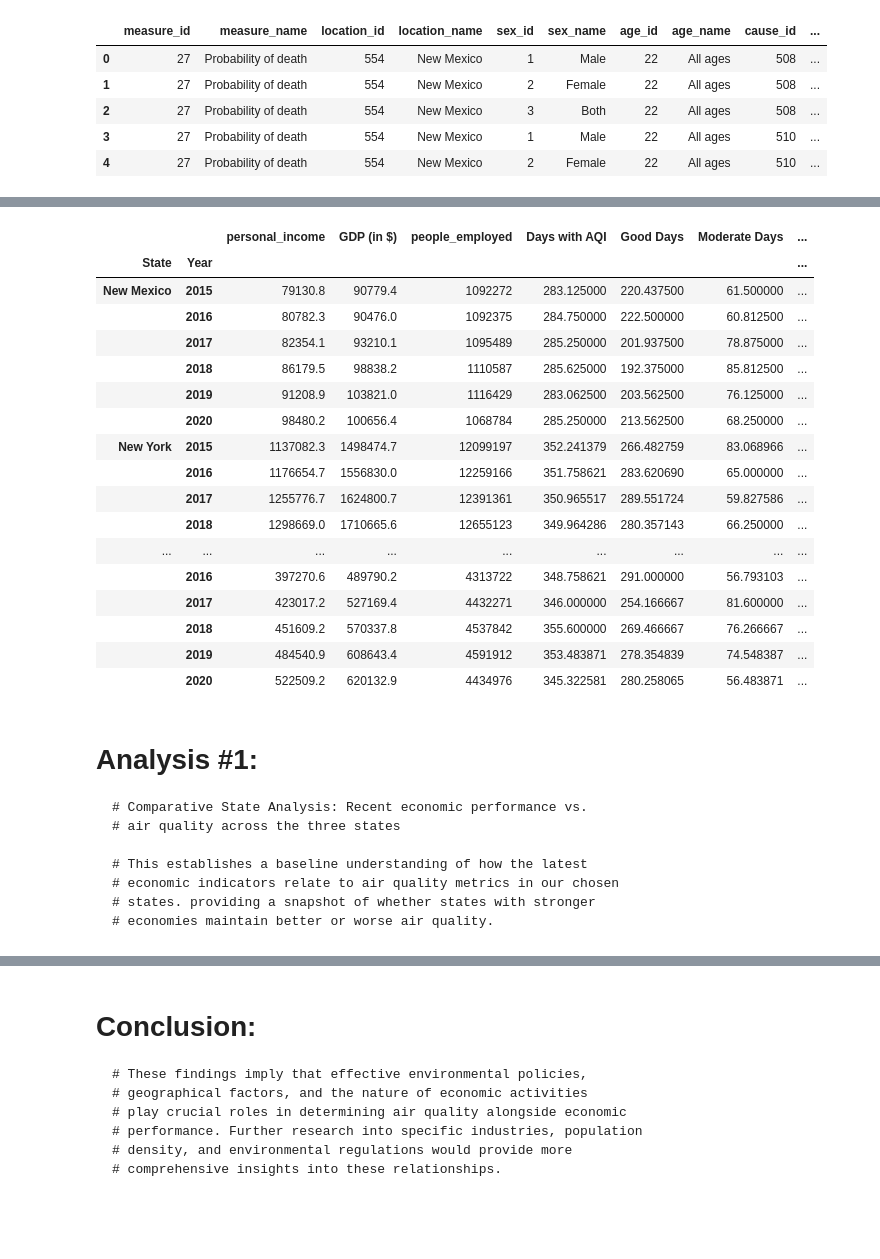
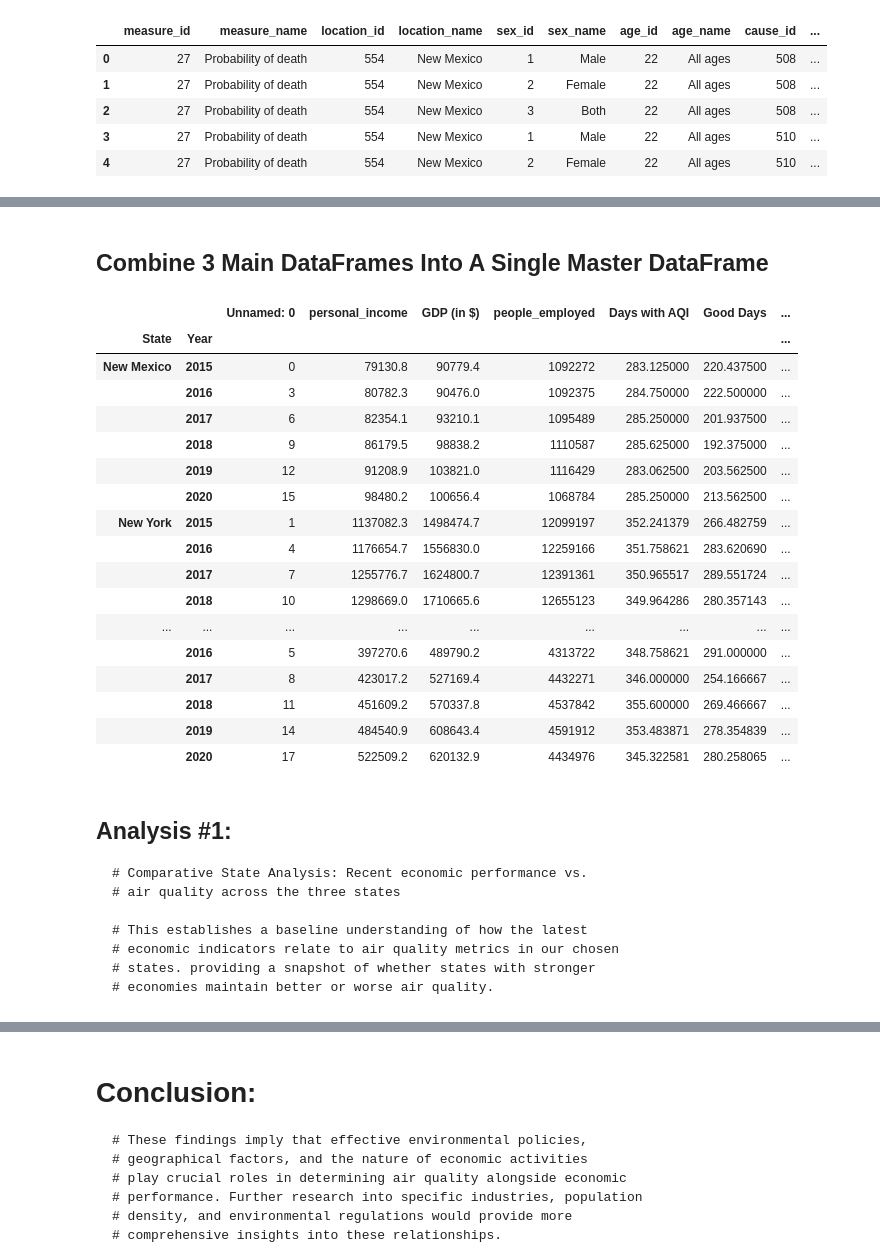
Before and after one commit to harrismhurley/python_project_1, a Jupyter notebook: main.ipynb, the cells around one changed output, grey strips where cells are left out. Drawn from its saved outputs; the diff is of its cells as text; code cells hidden in the pictures; blank space fills up the shorter version.

```diff
--- a/main.ipynb
+++ b/main.ipynb
@@ -49,5 +11,5 @@ import termcolor
 # %%
 # Read in resource data
-aqi_df = pd.read_csv('/content/county_annual_aqi.csv')
-bea_df = pd.read_csv('/content/BEA_annual.csv', index_col=['State', 'Year'])
-ihme_df = pd.read_csv('/content/IHME-GBD_2021_DATA-a408dab9-1.csv')
+aqi_df = pd.read_csv('.//Resources/AQI//county_annual_aqi.csv')
+bea_df = pd.read_csv('./Resources/BEA/scripts/BEA_annual.csv', index_col=['State', 'Year'])
+ihme_df = pd.read_csv('./Resources/Health/IHME-GBD_2021_DATA-a408dab9-1.csv')
@@ -172,22 +156,33 @@ None
 | 4 | 27 | Probability of death | 554 | New Mexico | 2 | Female | 22 | All ages | 510 | ... |
 # %%
 # Health data filtering
+# Create a list of columns to be dropped
 ihme_columns_to_drop = ['measure_id', 'location_id', 'sex_id', 'age_id', 'cause_id', 'metric_id', 'metric_name', 'upper', 'lower', 'age_name']
+# Drop the unneeded columns
 ihme_df = ihme_df.drop(columns=ihme_columns_to_drop)
+# Rename column headers
 ihme_df = ihme_df.rename(columns={
     'location_name': 'State',
     'measure_name': 'Measure',
     'sex_name': 'Sex',
     'cause_name': 'Cause',
-    'val': 'Chronic Respiratory Related POD (%)',
     'year': 'Year'})
-ihme_df['Chronic Respiratory Related POD (%)'] = ihme_df['Chronic Respiratory Related POD (%)'] * 100
+# Filter out the rows for 2015 through 2020
 ihme_df = ihme_df[(ihme_df['Year'] >= 2015) & (ihme_df['Year'] <= 2020)]
-ihme_df = ihme_df[(ihme_df['Sex'] == 'Both')]
+# Filter out the States New York, New Mexico, and Washington
 ihme_df = ihme_df[(ihme_df['State'] == 'New York') |
                 (ihme_df['State'] == 'New Mexico') |
                 (ihme_df['State'] == 'Washington')]
-ihme_df = ihme_df.groupby(['State', 'Year'])['Chronic Respiratory Related POD (%)'].mean().reset_index()
-ihme_df = ihme_df.set_index(['State', 'Year'])
-ihme_df
+# Add new column to show Possibility of Death (POD) percentage
+ihme_df['Chronic Respiratory Related POD (%)'] = ihme_df['val'] * 100
+display(ihme_df.head())
+
+# Create a trimmed down version of the health data to merge with BEA and AQI datasets.
+# Just look at the "Both" sex rows
+ihme_trimmed_df = ihme_df[(ihme_df['Sex'] == 'Both')]
+# Groupby State and Year, calucualte the mean in the Chronic Respiratory Related POD (%) column and reset index
+ihme_trimmed_df = ihme_trimmed_df.groupby(['State', 'Year'])['Chronic Respiratory Related POD (%)'].mean().reset_index()
+# Set the new index to State and Year
+ihme_trimmed_df = ihme_trimmed_df.set_index(['State', 'Year'])
+display(ihme_trimmed_df.head())
 # %% [output]
@@ -212,33 +202,35 @@ ihme_df
+# %% [markdown]
+## Combine 3 Main DataFrames Into A Single Master DataFrame
 # %%
 # Merging tables into a master DataFrame
 master_df = bea_df.merge(aqi_df, left_index=True, right_index=True)
-master_df = master_df.merge(ihme_df, left_index=True, right_index=True)
-# Creating Master Data Set
-master_df.to_csv('/content/master.csv')
-# Load the master dataset
-master_df = pd.read_csv('/content/master.csv', index_col=['State', 'Year'])
+master_df = master_df.merge(ihme_trimmed_df, left_index=True, right_index=True)
+# Save Master Data Set
+master_df.to_csv('./Resources/master.csv')
+# Reload the master dataset
+master_df = pd.read_csv('./Resources/master.csv', index_col=['State', 'Year'])
 master_df
 # %% [output]
-|  |  | personal_income | GDP (in $) | people_employed | Days with AQI | Good Days | Moderate Days | ... |
+|  |  | Unnamed: 0 | personal_income | GDP (in $) | people_employed | Days with AQI | Good Days | ... |
 | State | Year |  |  |  |  |  |  | ... |
-| New Mexico | 2015 | 79130.8 | 90779.4 | 1092272 | 283.125000 | 220.437500 | 61.500000 | ... |
-|  | 2016 | 80782.3 | 90476.0 | 1092375 | 284.750000 | 222.500000 | 60.812500 | ... |
-|  | 2017 | 82354.1 | 93210.1 | 1095489 | 285.250000 | 201.937500 | 78.875000 | ... |
-|  | 2018 | 86179.5 | 98838.2 | 1110587 | 285.625000 | 192.375000 | 85.812500 | ... |
-|  | 2019 | 91208.9 | 103821.0 | 1116429 | 283.062500 | 203.562500 | 76.125000 | ... |
-|  | 2020 | 98480.2 | 100656.4 | 1068784 | 285.250000 | 213.562500 | 68.250000 | ... |
-| New York | 2015 | 1137082.3 | 1498474.7 | 12099197 | 352.241379 | 266.482759 | 83.068966 | ... |
-|  | 2016 | 1176654.7 | 1556830.0 | 12259166 | 351.758621 | 283.620690 | 65.000000 | ... |
-|  | 2017 | 1255776.7 | 1624800.7 | 12391361 | 350.965517 | 289.551724 | 59.827586 | ... |
-|  | 2018 | 1298669.0 | 1710665.6 | 12655123 | 349.964286 | 280.357143 | 66.250000 | ... |
+| New Mexico | 2015 | 0 | 79130.8 | 90779.4 | 1092272 | 283.125000 | 220.437500 | ... |
+|  | 2016 | 3 | 80782.3 | 90476.0 | 1092375 | 284.750000 | 222.500000 | ... |
+|  | 2017 | 6 | 82354.1 | 93210.1 | 1095489 | 285.250000 | 201.937500 | ... |
+|  | 2018 | 9 | 86179.5 | 98838.2 | 1110587 | 285.625000 | 192.375000 | ... |
+|  | 2019 | 12 | 91208.9 | 103821.0 | 1116429 | 283.062500 | 203.562500 | ... |
+|  | 2020 | 15 | 98480.2 | 100656.4 | 1068784 | 285.250000 | 213.562500 | ... |
+| New York | 2015 | 1 | 1137082.3 | 1498474.7 | 12099197 | 352.241379 | 266.482759 | ... |
+|  | 2016 | 4 | 1176654.7 | 1556830.0 | 12259166 | 351.758621 | 283.620690 | ... |
+|  | 2017 | 7 | 1255776.7 | 1624800.7 | 12391361 | 350.965517 | 289.551724 | ... |
+|  | 2018 | 10 | 1298669.0 | 1710665.6 | 12655123 | 349.964286 | 280.357143 | ... |
 | ... | ... | ... | ... | ... | ... | ... | ... | ... |
-|  | 2016 | 397270.6 | 489790.2 | 4313722 | 348.758621 | 291.000000 | 56.793103 | ... |
-|  | 2017 | 423017.2 | 527169.4 | 4432271 | 346.000000 | 254.166667 | 81.600000 | ... |
-|  | 2018 | 451609.2 | 570337.8 | 4537842 | 355.600000 | 269.466667 | 76.266667 | ... |
-|  | 2019 | 484540.9 | 608643.4 | 4591912 | 353.483871 | 278.354839 | 74.548387 | ... |
-|  | 2020 | 522509.2 | 620132.9 | 4434976 | 345.322581 | 280.258065 | 56.483871 | ... |
+|  | 2016 | 5 | 397270.6 | 489790.2 | 4313722 | 348.758621 | 291.000000 | ... |
+|  | 2017 | 8 | 423017.2 | 527169.4 | 4432271 | 346.000000 | 254.166667 | ... |
+|  | 2018 | 11 | 451609.2 | 570337.8 | 4537842 | 355.600000 | 269.466667 | ... |
+|  | 2019 | 14 | 484540.9 | 608643.4 | 4591912 | 353.483871 | 278.354839 | ... |
+|  | 2020 | 17 | 522509.2 | 620132.9 | 4434976 | 345.322581 | 280.258065 | ... |
 # %% [markdown]
-# Analysis #1:
+## Analysis #1:
 
     # Comparative State Analysis: Recent economic performance vs.
     # air quality across the three states
```
Also changed, not shown: parts of 29 cells of this notebook, 36 other files.
